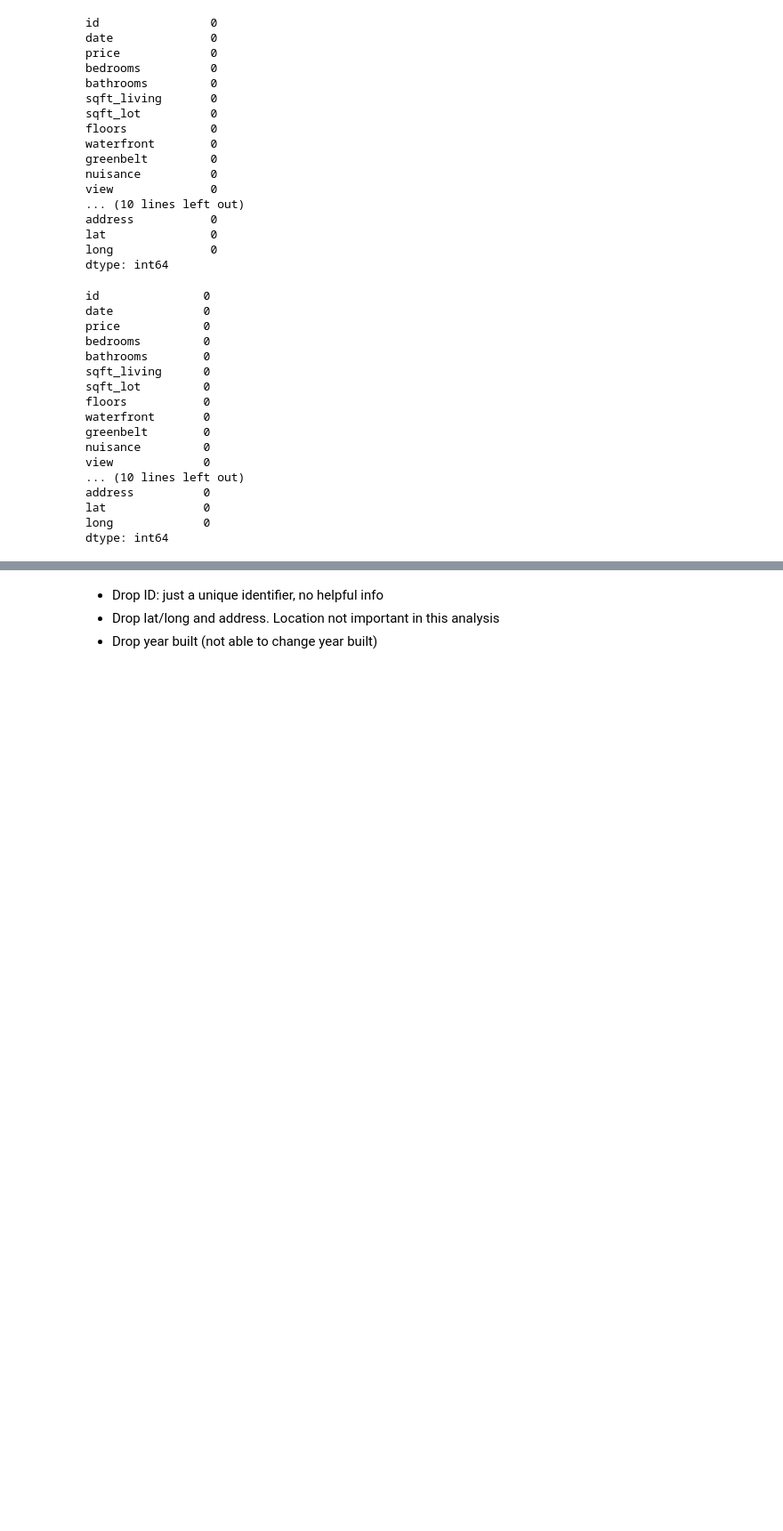
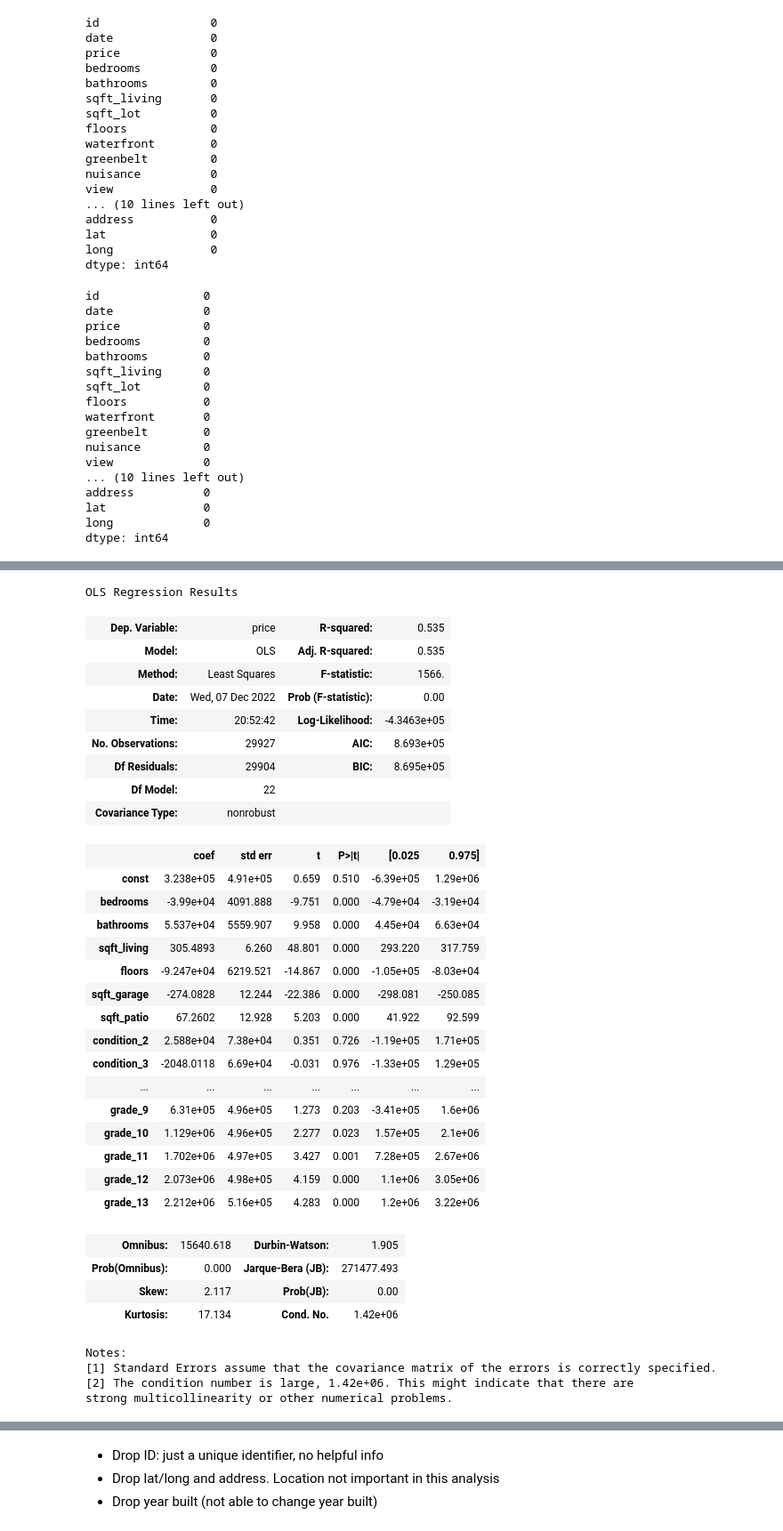
Before and after one commit to mduncan23/King-County-Real-Estate-Analysis, a Jupyter notebook: Jasmine Project Workbook-Copy1.ipynb, the cells around one changed output, grey strips where cells are left out. Shown at 89% size. Drawn from its saved outputs; the diff is of its cells as text; code cells hidden in the pictures; blank space fills up the shorter version.

Commit message:
Adding cat features, get dummy, and try log

```diff
--- a/Jasmine Project Workbook-Copy1.ipynb
+++ b/Jasmine Project Workbook-Copy1.ipynb
@@ -155,0 +296,2 @@ memory usage: 4.8+ MB
+# %%
+df_dropped['condition'].replace({"Very Good":5, "Good":4 , "Average":3, "Fair": 2, "Poor":1}, inplace=True)
@@ -155,0 +317,45 @@ memory usage: 4.8+ MB
+# %%
+X = df_dum.drop(['price','sqft_above', 'sqft_basement'], axis=1)
+y = df_dum[['price']]
+
+dummy_model = sm.OLS(y, sm.add_constant(X)).fit()
+
+# viewing the baseline model
+dummy_model.summary()
+
+# 'condition_2', 'condition_3', 'condition_4', 'condition_5'
+# %% [output]
+OLS Regression Results
+| Dep. Variable: | price | R-squared: | 0.535 |
+| Model: | OLS | Adj. R-squared: | 0.535 |
+| Method: | Least Squares | F-statistic: | 1566. |
+| Date: | Wed, 07 Dec 2022 | Prob (F-statistic): | 0.00 |
+| Time: | 20:52:42 | Log-Likelihood: | -4.3463e+05 |
+| No. Observations: | 29927 | AIC: | 8.693e+05 |
+| Df Residuals: | 29904 | BIC: | 8.695e+05 |
+| Df Model: | 22 |  |  |
+| Covariance Type: | nonrobust |  |  |
+|  | coef | std err | t | P>|t| | [0.025 | 0.975] |
+| const | 3.238e+05 | 4.91e+05 | 0.659 | 0.510 | -6.39e+05 | 1.29e+06 |
+| bedrooms | -3.99e+04 | 4091.888 | -9.751 | 0.000 | -4.79e+04 | -3.19e+04 |
+| bathrooms | 5.537e+04 | 5559.907 | 9.958 | 0.000 | 4.45e+04 | 6.63e+04 |
+| sqft_living | 305.4893 | 6.260 | 48.801 | 0.000 | 293.220 | 317.759 |
+| floors | -9.247e+04 | 6219.521 | -14.867 | 0.000 | -1.05e+05 | -8.03e+04 |
+| sqft_garage | -274.0828 | 12.244 | -22.386 | 0.000 | -298.081 | -250.085 |
+| sqft_patio | 67.2602 | 12.928 | 5.203 | 0.000 | 41.922 | 92.599 |
+| condition_2 | 2.588e+04 | 7.38e+04 | 0.351 | 0.726 | -1.19e+05 | 1.71e+05 |
+| condition_3 | -2048.0118 | 6.69e+04 | -0.031 | 0.976 | -1.33e+05 | 1.29e+05 |
+| ... | ... | ... | ... | ... | ... | ... |
+| grade_9 | 6.31e+05 | 4.96e+05 | 1.273 | 0.203 | -3.41e+05 | 1.6e+06 |
+| grade_10 | 1.129e+06 | 4.96e+05 | 2.277 | 0.023 | 1.57e+05 | 2.1e+06 |
+| grade_11 | 1.702e+06 | 4.97e+05 | 3.427 | 0.001 | 7.28e+05 | 2.67e+06 |
+| grade_12 | 2.073e+06 | 4.98e+05 | 4.159 | 0.000 | 1.1e+06 | 3.05e+06 |
+| grade_13 | 2.212e+06 | 5.16e+05 | 4.283 | 0.000 | 1.2e+06 | 3.22e+06 |
+| Omnibus: | 15640.618 | Durbin-Watson: | 1.905 |
+| Prob(Omnibus): | 0.000 | Jarque-Bera (JB): | 271477.493 |
+| Skew: | 2.117 | Prob(JB): | 0.00 |
+| Kurtosis: | 17.134 | Cond. No. | 1.42e+06 |
+Notes:
+[1] Standard Errors assume that the covariance matrix of the errors is correctly specified.
+[2] The condition number is large, 1.42e+06. This might indicate that there are
+strong multicollinearity or other numerical problems.
```
Also changed, not shown: parts of 76 cells of this notebook.
